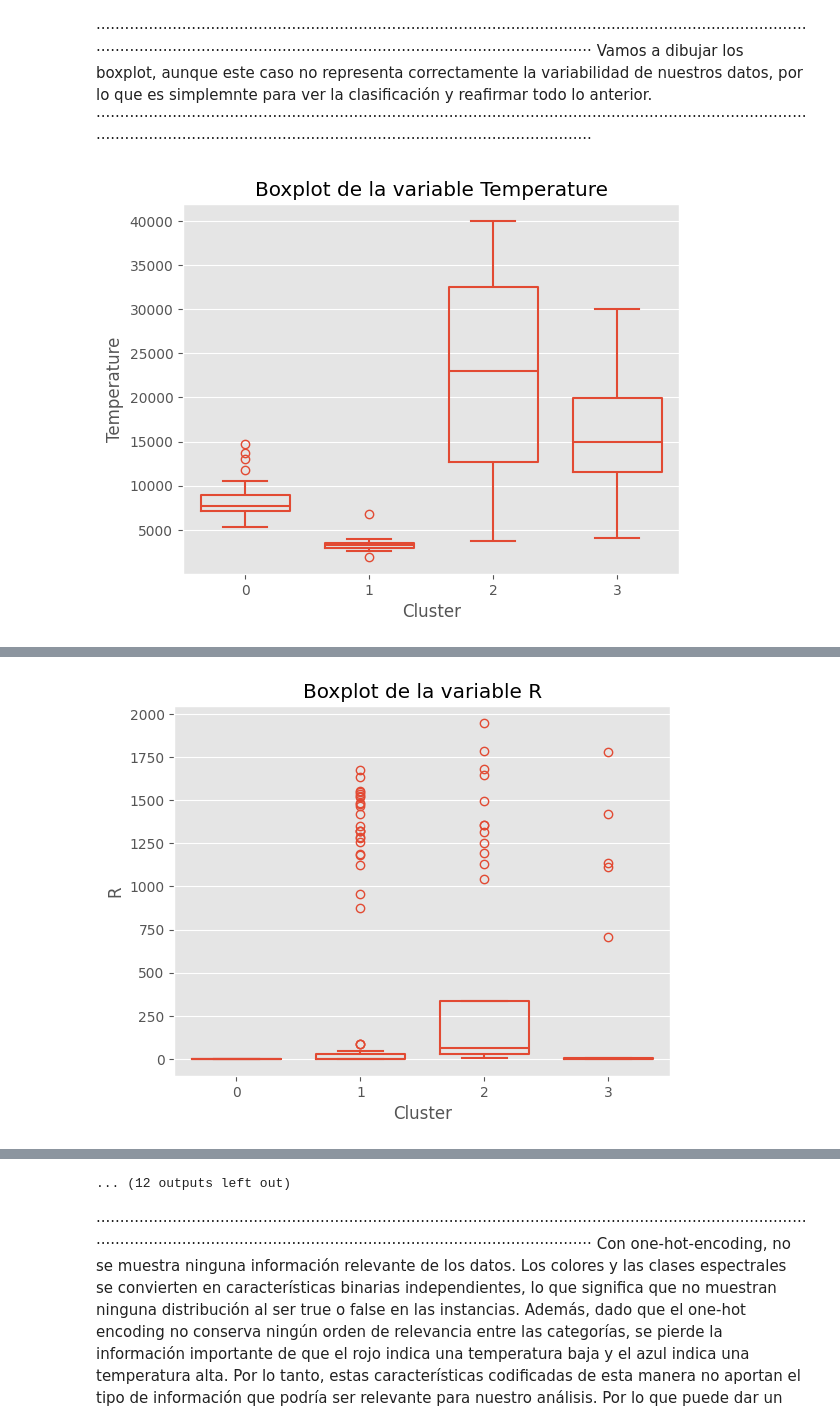
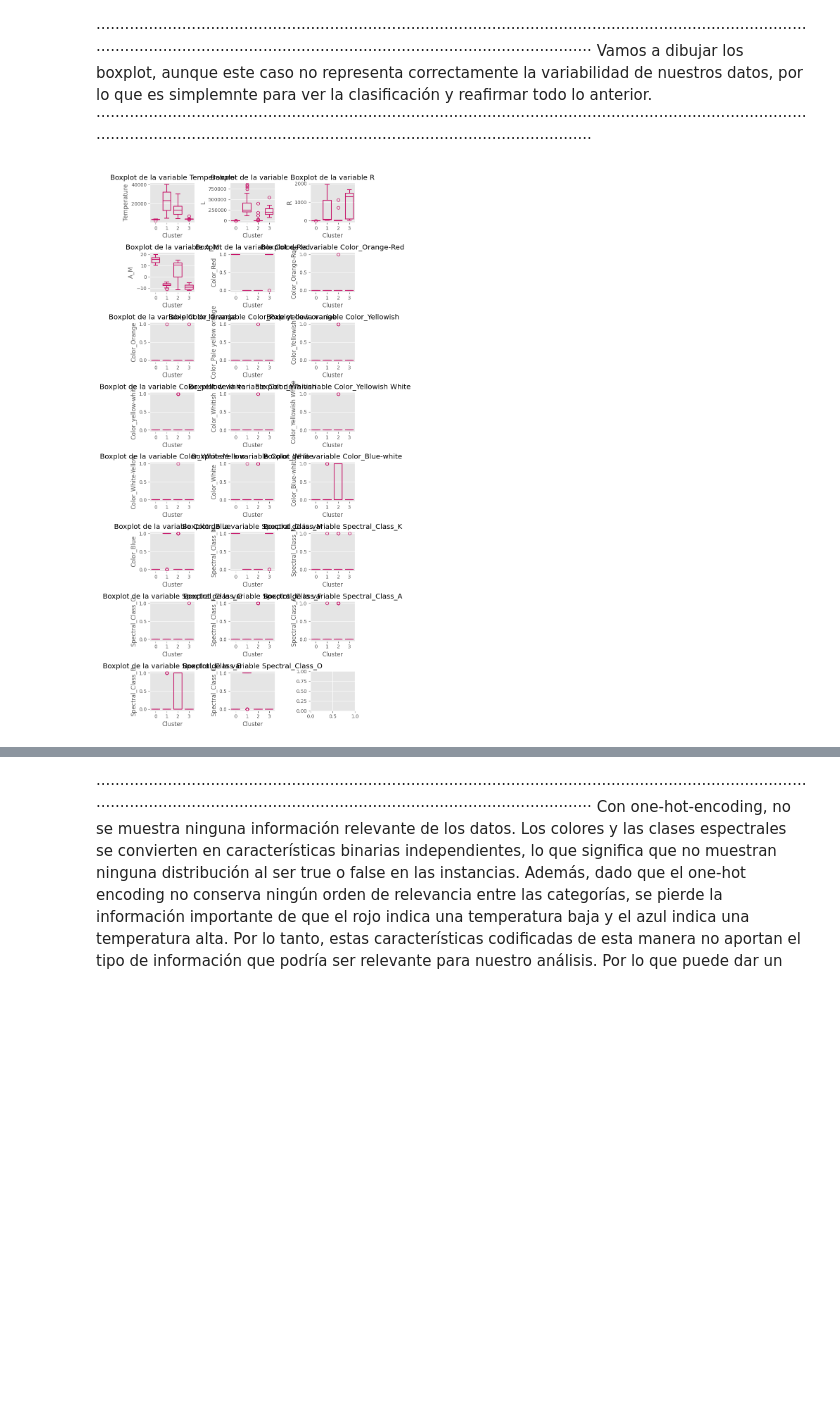
Before and after one commit to NathaliaMoniz/GRUPO09_Practica2, a Jupyter notebook: Practica.ipynb, the cells around one changed output, grey strips where cells are left out. Cells and saved outputs as stored; diff of their text form; code cells hidden in the pictures; blank space fills up the shorter version.

```diff
--- a/Practica.ipynb
+++ b/Practica.ipynb
@@ -1179,7 +1205,7 @@ axs = axs.flatten()
 
 # Itera sobre cada tipo de covarianza y traza los valores de Silhouette
 for i, (cov_type, scores) in enumerate(silhouette_scores.items()):
-    axs[i].plot(n_components_range, scores, marker='o')
+    axs[i].plot(n_components_range, scores, marker='*',color='pink')
     axs[i].set_xlabel('Número de componentes')
     axs[i].set_ylabel('Coeficiente de Silhouette')
     axs[i].set_title(f'Tipo de covarianza: {cov_type}')
@@ -1478,16 +1537,21 @@ display(Image(filename=ruta_imagen))
 # %% [output]
 [figure]
 # %%
+
 datos2 = corregido.copy()
 y_predict_Kmeans = GaussianMixture(n_components=6, covariance_type='tied', random_state=23).fit_predict(X=X_trans)
-datos2["Cluster"]=y_predict_Kmeans
+datos2["Cluster"] = y_predict_Kmeans
 
-aux=datos2.columns.tolist()
-aux[0:len(aux)-1]
+aux = datos2.columns.tolist()
+aux = aux[0:len(aux)-1]
 
-for col in aux[0:len(aux)-1]:
-    sns.boxplot(data=datos2, x="Cluster", y=col, fill=False, gap=.1)
-    plt.title(f"Boxplot de la variable {col}")
-    plt.show()
-#    grid.map(plt.hist, cluster,color='red')
+fig, axes = plt.subplots(2, 3, figsize=(12, 7))
+axes = axes.flatten()
+
+for i, col in enumerate(aux):
+    sns.boxplot(data=datos2, x="Cluster", y=col, ax=axes[i], fill=False, gap=.1, color='#C71569')
+    axes[i].set_title(f"Boxplot de la variable {col}")
+
+plt.tight_layout()
+plt.show()
 # %% [output]
@@ -1942,42 +1999,44 @@ plt.show()
 Vamos a dibujar los boxplot, aunque este caso no representa correctamente la variabilidad de nuestros datos, por lo que es simplemnte para ver la clasificación y reafirmar todo lo anterior.
 ·····························································································································································································································································
 # %%
-import seaborn as sns
-import matplotlib.pyplot as plt
-
-# Copiar los datos y agregar la columna "Cluster" con las predicciones del KMeans.
 datos2 = corregido2_encoded.copy()
 datos2["Cluster"] = y_predict_Kmeans
 
 # Obtener una lista de todas las columnas excepto la última (la de "Cluster")
 columnas = datos2.columns[:-1]
 
-# Crear gráficos de caja (boxplot) para cada variable en función del cluster
-for col in columnas:
-    sns.boxplot(data=datos2, x="Cluster", y=col, fill=False, gap=.1)
-    plt.title(f"Boxplot de la variable {col}")
-    plt.show()
+
+fig, axes = plt.subplots(8, 3, figsize=(7, 16))
+axes = axes.flatten()
+
+# Iterar sobre las columnas y dibujar los boxplots en la matriz de gráficos
+for i, col in enumerate(columnas):
+    sns.boxplot(data=datos2, x="Cluster", y=col, ax=axes[i], fill=False, gap=.1, color="#C71569")
+    axes[i].set_title(f"Boxplot de la variable {col}")
+
+# Ajustar el diseño y mostrar los gráficos
+plt.tight_layout()
+plt.show()
 
 # Definir una paleta de colores personalizada en tonos de rosa
 custom_palette = sns.color_palette("pink", 4)
 
 # Crear la figura y los ejes
 fig, ax = plt.subplots(1, figsize=(10, 4))
-
 # Graficar los puntos en el espacio PCA coloreados por el cluster
 for i in np.unique(y_predict_Kmeans):
     ax.scatter(
         x=X_trans2[y_predict_Kmeans == i, 0],
         y=X_trans2[y_predict_Kmeans == i, 1],
         c=custom_palette[i],
         marker='o',
         edgecolor='black',
         label=f"Cluster {i}"
     )
 ax.set_title('Clusters encontrados con K-Means')
 ax.legend()
 
 # Mostrar la gráfica
 plt.show()
 # %% [output]
-[figure, old version]
+[figure, new version]
@@ -1985 +2043,0 @@ plt.show()
-[figure, removed]
@@ -1995,4 +2044,3 @@ plt.show()
-... (12 outputs left out)
 # %% [markdown]
 ·····························································································································································································································································
 Con one-hot-encoding, no se muestra ninguna información relevante de los datos. Los colores y las clases espectrales se convierten en características binarias independientes, lo que significa que no muestran ninguna distribución al ser true o false en las instancias. Además, dado que el one-hot encoding no conserva ningún orden de relevancia entre las categorías, se pierde la información importante de que el rojo indica una temperatura baja y el azul indica una temperatura alta. Por lo tanto, estas características codificadas de esta manera no aportan el tipo de información que podría ser relevante para nuestro análisis. Por lo que puede dar un mejor resultado de silohoutte pero no profundiza ni representa correctamente los datos.
```
Also changed, not shown: parts of 41 cells of this notebook.
